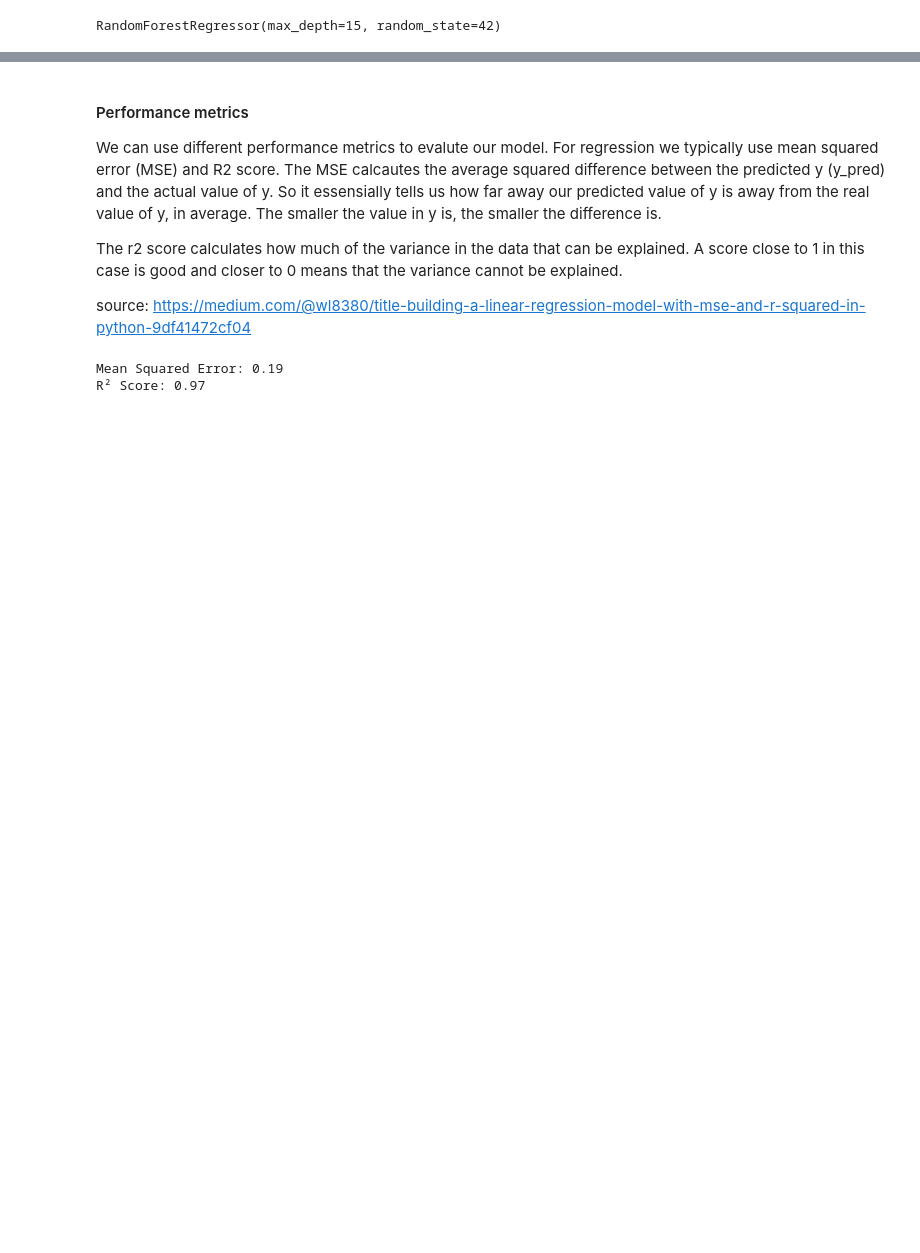
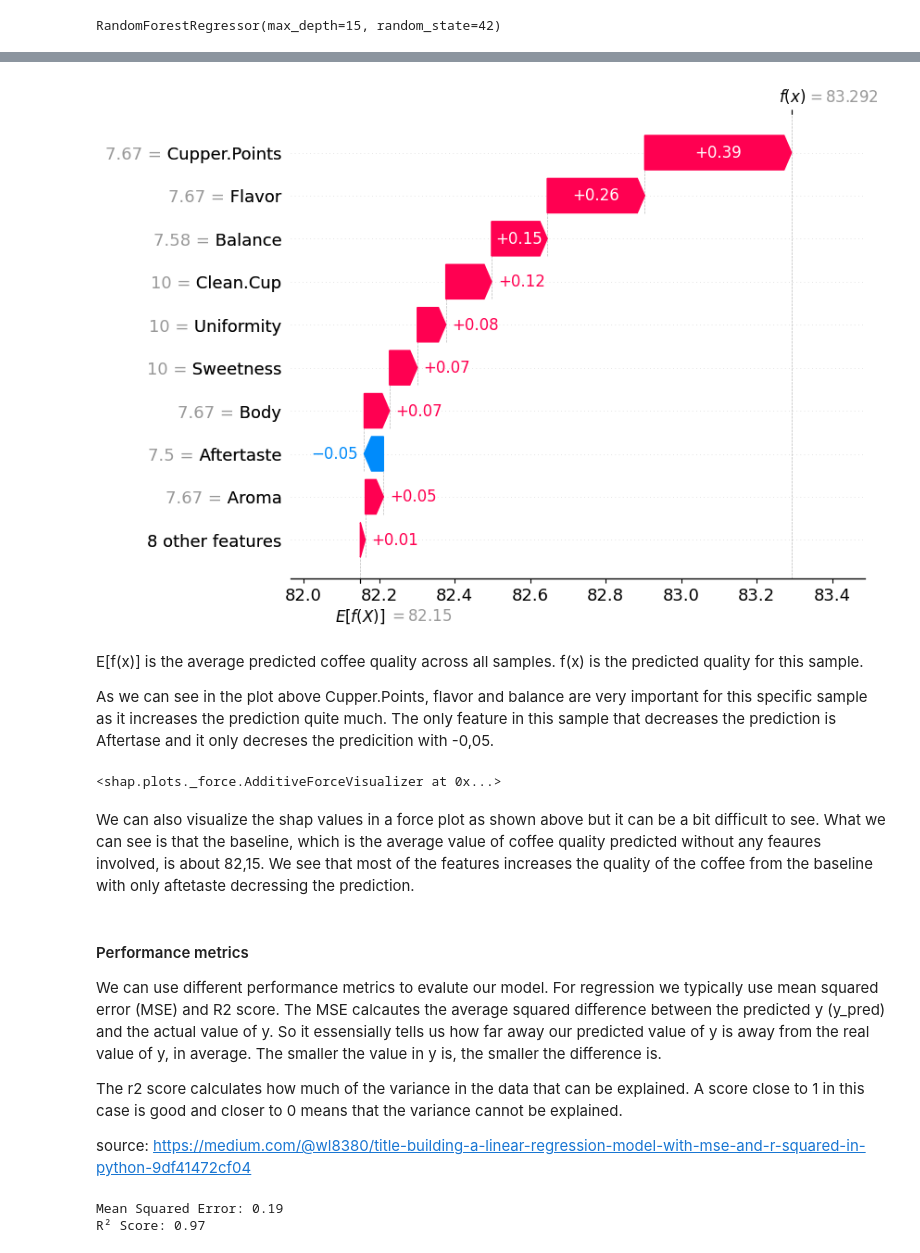
Before and after one commit to NatasjaVitoft/ML-coffee-quality, a Jupyter notebook: random_forrest/random_forest.ipynb, the cells around one changed output, grey strips where cells are left out. Drawn from its saved outputs; the diff is of its cells as text; code cells hidden in the pictures; blank space fills up the shorter version.

```diff
--- a/random_forrest/random_forest.ipynb
+++ b/random_forrest/random_forest.ipynb
@@ -96,0 +101,6 @@ In the plot above we see a feature importance plot that shows us how important o
+# %%
+shap.initjs()
+
+explainer = shap.TreeExplainer(model)
+
+shap_values = explainer(X_test)
@@ -97,3 +109,18 @@ In the plot above we see a feature importance plot that shows us how important o
+# %%
+shap.plots.waterfall(shap_values[0])
+# %% [output]
+[figure, added]
+# %% [markdown]
+E[f(x)] is the average predicted coffee quality across all samples.
+f(x) is the predicted quality for this sample.
+
+As we can see in the plot above Cupper.Points, flavor and balance are very important for this specific sample as it increases the prediction quite much. The only feature in this sample that decreases the prediction is Aftertase and it only decreses the predicition with -0,05.
+# %%
+shap.plots.force(shap_values[0])
+# %% [output]
+<shap.plots._force.AdditiveForceVisualizer at 0x...>
+# %% [markdown]
+We can also visualize the shap values in a force plot as shown above but it can be a bit difficult to see. What we can see is that the baseline, which is the average value of coffee quality predicted without any feaures involved, is about 82,15. We see that most of the features increases the quality of the coffee from the baseline with only aftetaste decressing the prediction.
 # %% [markdown]
 #### Performance metrics
 
```
Also changed, not shown: parts of 14 cells of this notebook, 3 other files.
